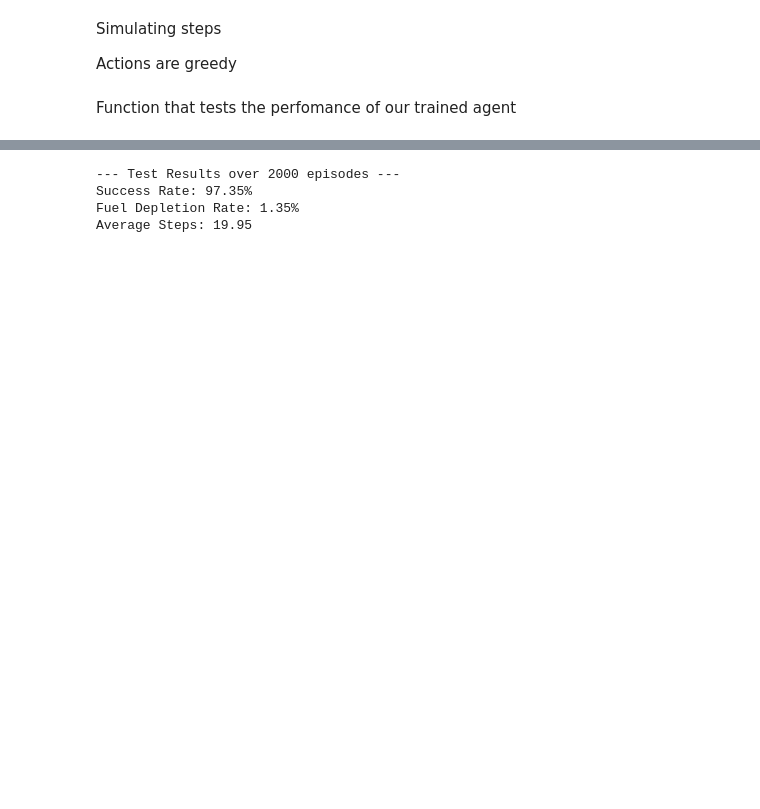
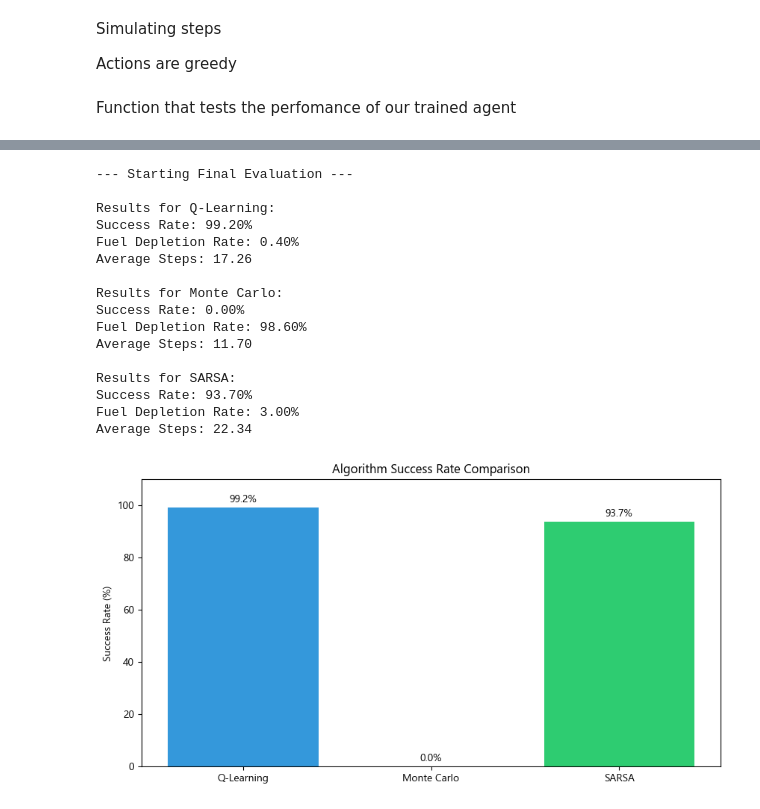
Before and after one commit to irinaradanovic/Taxi-problem-Reinforcement-learning, a Jupyter notebook: Taxi.ipynb, the cells around one changed output, grey strips where cells are left out. Cells and saved outputs as stored; diff of their text form; code cells hidden in the pictures; blank space fills up the shorter version.

```diff
--- a/Taxi.ipynb
+++ b/Taxi.ipynb
@@ -463,2 +673,0 @@ Wall correctly blocked movement! Taxi stayed at [0, 2], reward=-5
-# %%
-simulate_agent(env, agent)
@@ -479,7 +674,46 @@ simulate_agent(env, agent)
-# %%
-test_performance(env, agent)
-# %% [output]
---- Test Results over 2000 episodes ---
-Success Rate: 97.35%
-Fuel Depletion Rate: 1.35%
-Average Steps: 19.95
+# %%
+all_results = {}
+agents_dict = {
+    "Q-Learning": agent,
+    "Monte Carlo": mc_agent,
+    "SARSA": sarsa_agent
+}
+
+print("--- Starting Final Evaluation ---")
+for name, ag_obj in agents_dict.items():
+    print(f"\nResults for {name}:")
+    all_results[name] = test_performance(env, ag_obj)
+
+# --- Comparison Plot ---
+names = list(all_results.keys())
+rates = [res["success_rate"] for res in all_results.values()]
+
+plt.figure(figsize=(10, 5))
+bars = plt.bar(names, rates, color=['#3498db', '#e74c3c', '#2ecc71'])
+plt.ylabel('Success Rate (%)')
+plt.title('Algorithm Success Rate Comparison')
+plt.ylim(0, 110)
+
+for bar in bars:
+    yval = bar.get_height()
+    plt.text(bar.get_x() + bar.get_width()/2, yval + 2, f'{yval:.1f}%', ha='center', fontweight='bold')
+
+plt.show()
+# %% [output]
+--- Starting Final Evaluation ---
+
+Results for Q-Learning:
+Success Rate: 99.20%
+Fuel Depletion Rate: 0.40%
+Average Steps: 17.26
+
+Results for Monte Carlo:
+Success Rate: 0.00%
+Fuel Depletion Rate: 98.60%
+Average Steps: 11.70
+
+Results for SARSA:
+Success Rate: 93.70%
+Fuel Depletion Rate: 3.00%
+Average Steps: 22.34
+[figure, added]
```
Also changed, not shown: parts of 24 cells of this notebook.
